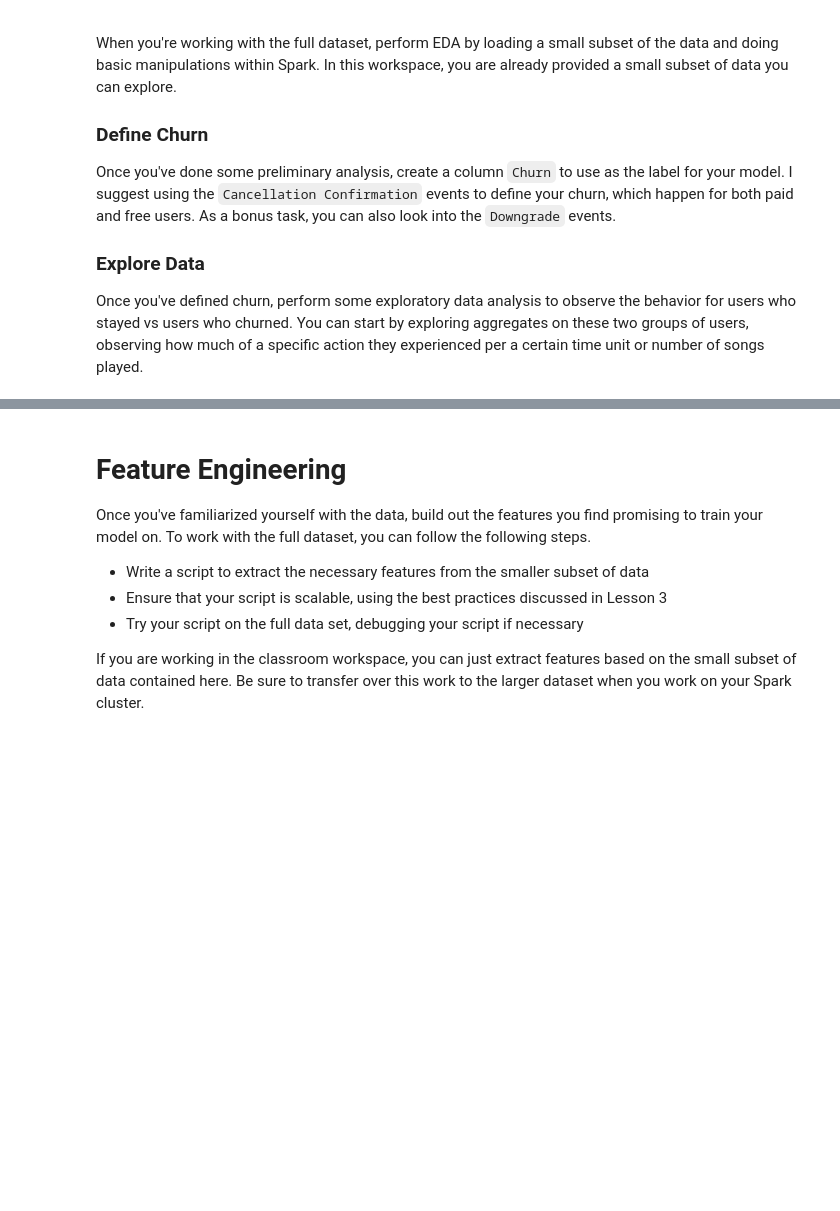
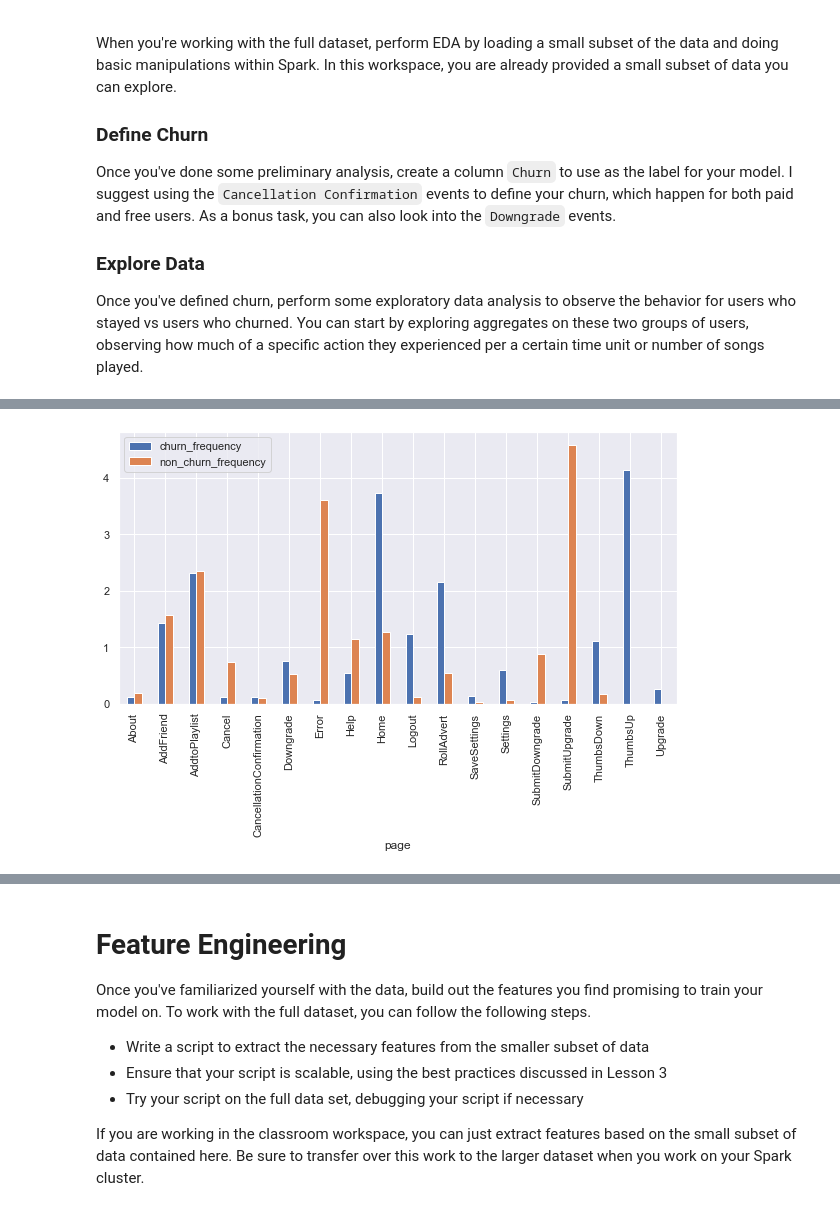
Before and after one commit to pmherp/udsnd_project-capstone, a Jupyter notebook: Sparkify.ipynb, the cells around one changed output, grey strips where cells are left out. Cells and saved outputs as stored; diff of their text form; code cells hidden in the pictures; blank space fills up the shorter version.

```diff
--- a/Sparkify.ipynb
+++ b/Sparkify.ipynb
@@ -121,0 +247,31 @@ def add_churn(data):
+# %%
+def page_use_distribution():
+    """
+    This function shows the distribution of pageuse between churn users and non churn users
+
+    Args:
+        -  None
+    Returns:
+        - None
+    """
+    #count churns and non churns
+    churn_count = churn_data.where(churn_data['churn'] == 1).count()
+    non_churn_count = churn_data.where(churn_data['churn'] == 0).count()
+
+    #create two df with pages and number of interactions for all pages
+    #filter out page "NextSong" for more even distribution
+    churn_page_df = churn_data.filter((churn_data['churn'] == 1) & (churn_data['page'] != 'NextSong')).groupby(['page']).count()
+    non_churn_page_df = churn_data.where((churn_data['churn'] == 0) & (churn_data['page'] != 'NextSong')).groupby(['page']).count()
+
+    #compute frequency of use
+    churn_page_df = churn_page_df.withColumn('churn_frequency', churn_page_df['count']/(churn_count/100)).sort('page').drop('count').toPandas()
+    non_churn_page_df = non_churn_page_df.withColumn('non_churn_frequency', non_churn_page_df['count']/(non_churn_count/100)).sort('page').drop('count').toPandas()
+
+    #create new df with results
+    page_use_dist = churn_page_df
+    page_use_dist['non_churn_frequency'] = non_churn_page_df['non_churn_frequency']
+    page_use_dist.fillna(0)
+
+    #create barplot
+    page_use_dist_barplot = Plots(x_values='page', data=page_use_dist, fig_width=10, fig_height=5)
+    page_use_dist_barplot.barplot()
@@ -170,0 +362,5 @@ df
+# %%
+#distribution of page use for churn users and normal users
+page_use_distribution()
+# %% [output]
+[figure, added]
```
Also changed, not shown: parts of 15 cells of this notebook.
